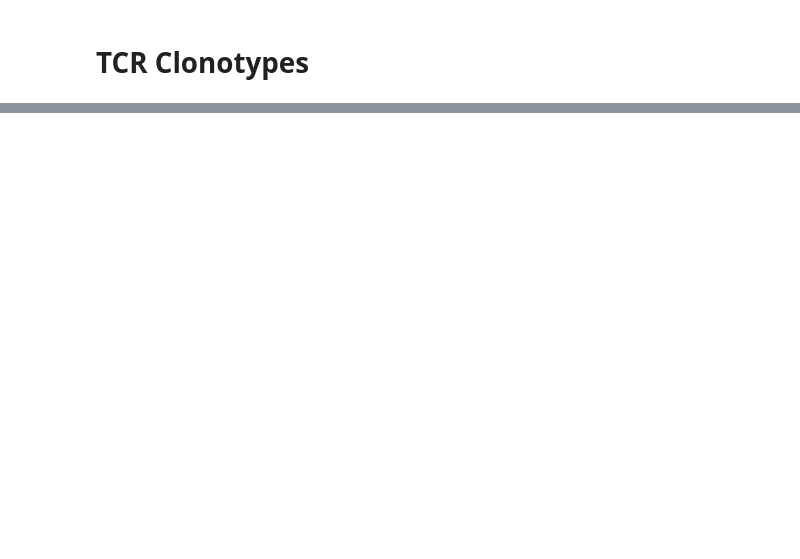
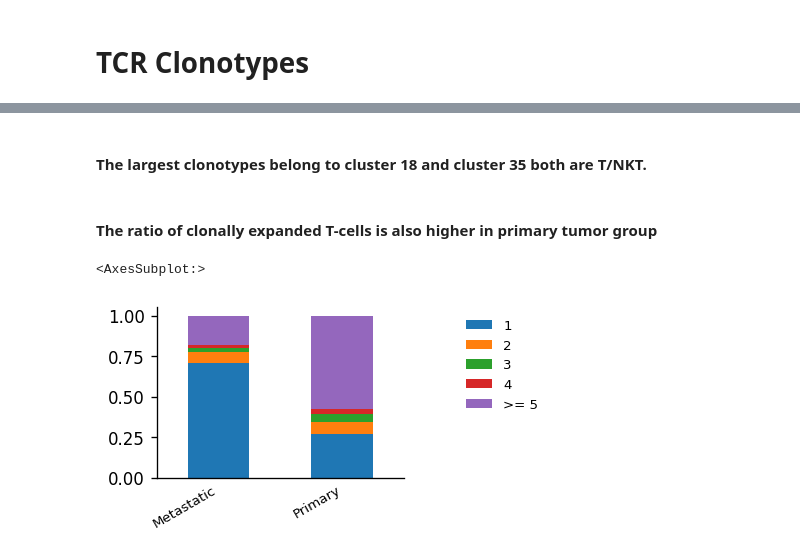
Before and after one commit to duke-chsi-informatics/iyer_tumor, a Jupyter notebook: part7_TCR_Clonotypes.ipynb, the cells around one changed output, grey strips where cells are left out. Cells and saved outputs as stored; diff of their text form; code cells hidden in the pictures; blank space fills up the shorter version.

```diff
--- a/part7_TCR_Clonotypes.ipynb
+++ b/part7_TCR_Clonotypes.ipynb
@@ -60,0 +72,9 @@ array([<matplotlib.axes._subplots.AxesSubplot object at 0x...>],
+# %% [markdown]
+#### The largest clonotypes belong to cluster 18 and cluster 35 both are T/NKT.
+# %% [markdown]
+#### The ratio of clonally expanded T-cells is also higher in primary tumor group
+# %%
+ir.pl.clonal_expansion(tcr_and_rna_combined, groupby='group', clip_at=5)
+# %% [output]
+<AxesSubplot:>
+[figure, added]
```
Also changed, not shown: parts of 33 cells of this notebook, 9 other files.
